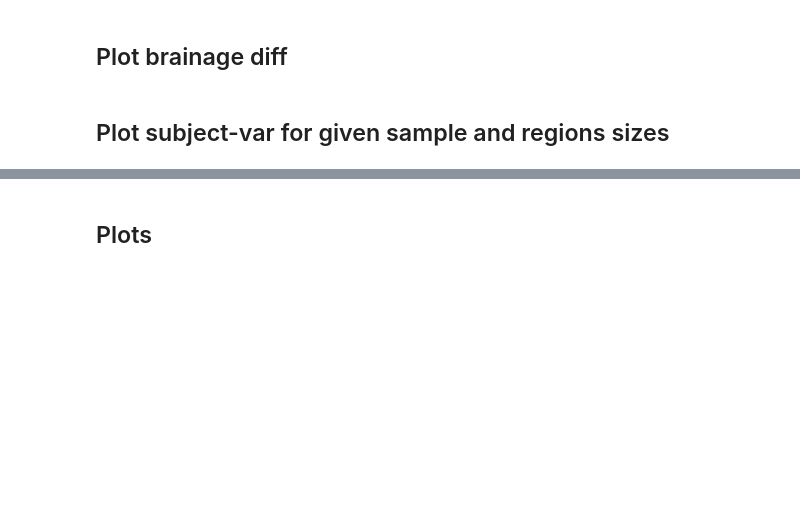
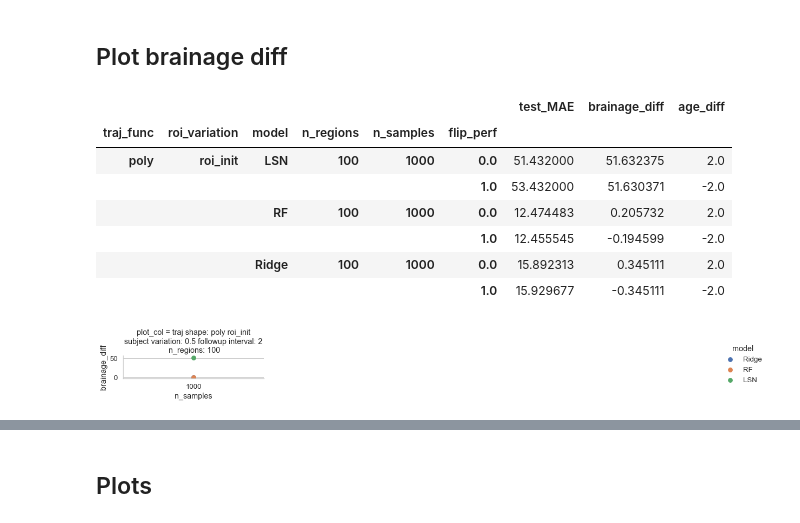
Before and after one commit to nikhil153/brain-diff, a Jupyter notebook: notebooks/7_brain_diff_sim.ipynb, the cells around one changed output, grey strips where cells are left out. Saved outputs shown, nothing was run; the diff lists cells and outputs as text; code cells hidden in the pictures; blank space fills up the shorter version.

```diff
--- a/notebooks/7_brain_diff_sim.ipynb
+++ b/notebooks/7_brain_diff_sim.ipynb
@@ -142,24 +142,23 @@ sns.histplot(x="diff",bins=100,hue="type",data=plot_df)
 ## Run entire toy example
 # %%
 # Traj params (Fixed)
-
-
-traj_func_list = ["exp", "poly"]
-roi_variation_list = ["roi_init", "roi_time"]
+traj_func_list = ["poly"] # "poly"
+roi_variation_list = ["roi_init"] #, "roi_time"]
 
 subject_variation_list = [0.5]
 followup_list = [2]
 n_iterations = 1
 data_aug = True
+get_flip_perf = True
 
 n_timepoints = 100
-n_samples_list = [100]
-n_regions_list = [10]
+n_samples_list = [1000]
+n_regions_list = [100]
 
 lr = 0.001
-batch_size = 25
-n_epochs = 100
-hidden_node_list = [10,25]
+batch_size = 10
+n_epochs = 200
+hidden_node_list = [10,50,100]
 n_jobs = 4
 
 perf_df = pd.DataFrame()
@@ -177,9 +176,6 @@ for it in np.arange(n_iterations):
                                 "RF": RandomForestRegressor(n_jobs=n_jobs, random_state=1),
                                 # "GB": GradientBoostingRegressor(random_state=1)
                                 "LSN": None,
-                                # "LSN1": None,
-                                # "LSN2": None,
-                                # "LSN3": None
                             }
                             traj_list = get_trajectories(traj_func, roi_variation, n_timepoints, n_regions)
 
@@ -217,6 +213,17 @@ for it in np.arange(n_iterations):
 
                                 X_CV, y_CV = augment_data(X_baseline_CV, X_followup_CV, y_baseline_CV, y_followup_CV)
 
+                            if get_flip_perf:
+                                flip_perf = np.append(np.zeros(len(y_test)),np.ones(len(y_test))) # [False, True]
+
+                                X_baseline_test = X_test[:,:n_regions]
+                                X_followup_test = X_test[:,n_regions:]
+                                y_baseline_test = y_test[:,0]
+                                y_followup_test = y_test[:,1]
+
+                                X_test, y_test = augment_data(X_baseline_test, X_followup_test, y_baseline_test, y_followup_test, swap_only=True)
+                            else:
+                                flip_perf = np.zeros(len(y_test)) # Set flag to False
 
                             # Run Models
                             for model_name, model_instance in model_dict.items():
@@ -301,13 +308,13 @@ for it in np.arange(n_iterations):
                                     train_loss = np.mean(-1*CV_scores) #negative MSE
 
                                     if followup_interval > 0:
-                                        test_age_1 = y_test[:,0]
-                                        test_age_2 = y_test[:,1]
+                                        test_age_1 =100*y_test[:,0]
+                                        test_age_2 = 100*y_test[:,1]
                                         test_brainage_1 = y_pred[:,0]
                                         test_brainage_2 = y_pred[:,1]
 
                                     else:
-                                        test_age_1 = y_test
+                                        test_age_1 = 100*y_test
                                         test_age_2 = None
                                         test_brainage_1 = y_pred
                                         test_brainage_2 = None
@@ -331,6 +338,7 @@ for it in np.arange(n_iterations):
                                 df["traj_func"] = traj_func
                                 df["roi_variation"] = roi_variation
                                 df["data_aug"] = data_aug
+                                df["flip_perf"] = flip_perf
                                 df["iter"] = it
 
                                 perf_df = perf_df.append(df)
@@ -368,13 +392,21 @@ with sns.axes_style("whitegrid"):
 # %%
 plot_df["age_diff"] = plot_df["test_age_2"] - plot_df["test_age_1"]
 plot_df["brainage_diff"] = plot_df["test_brainage_2"] - plot_df["test_brainage_1"]
 
-print(f"Save string for followup: {followup_interval}")
-print(f"run2_brainage-diff_func_{func_type}_roi-var_{shift_param}_subject-var_{subject_variation}")
+# print(f"Save string for followup: {followup_interval}")
+# print(f"run2_brainage-diff_func_{func_type}_roi-var_{shift_param}_subject-var_{subject_variation}")
 
 with sns.axes_style("whitegrid"):
     g = sns.catplot(y="brainage_diff",x="n_samples",hue="model",col="plot_col",col_wrap=4, kind="point", data=plot_df, aspect=2, height=2, sharey=False)
 
-plot_df.groupby(["traj_func", "roi_variation","model","n_regions","n_samples"])["test_MAE","brainage_diff","age_diff"].mean()
+plot_df.groupby(["traj_func", "roi_variation","model","n_regions","n_samples","flip_perf"])["test_MAE","brainage_diff","age_diff"].mean()
+# %% [output]
+|  |  |  |  |  |  | test_MAE | brainage_diff | age_diff |
+| traj_func | roi_variation | model | n_regions | n_samples | flip_perf |  |  |  |
+| poly | roi_init | LSN | 100 | 1000 | 0.0 | 51.432000 | 51.632375 | 2.0 |
+|  |  |  |  |  | 1.0 | 53.432000 | 51.630371 | -2.0 |
+|  |  | RF | 100 | 1000 | 0.0 | 12.474483 | 0.205732 | 2.0 |
+|  |  |  |  |  | 1.0 | 12.455545 | -0.194599 | -2.0 |
+|  |  | Ridge | 100 | 1000 | 0.0 | 15.892313 | 0.345111 | 2.0 |
+|  |  |  |  |  | 1.0 | 15.929677 | -0.345111 | -2.0 |
+[figure, added]
-# %% [markdown]
-## Plot subject-var for given sample and regions sizes
```
Also changed, not shown: parts of 10 cells of this notebook, 2 other files.
